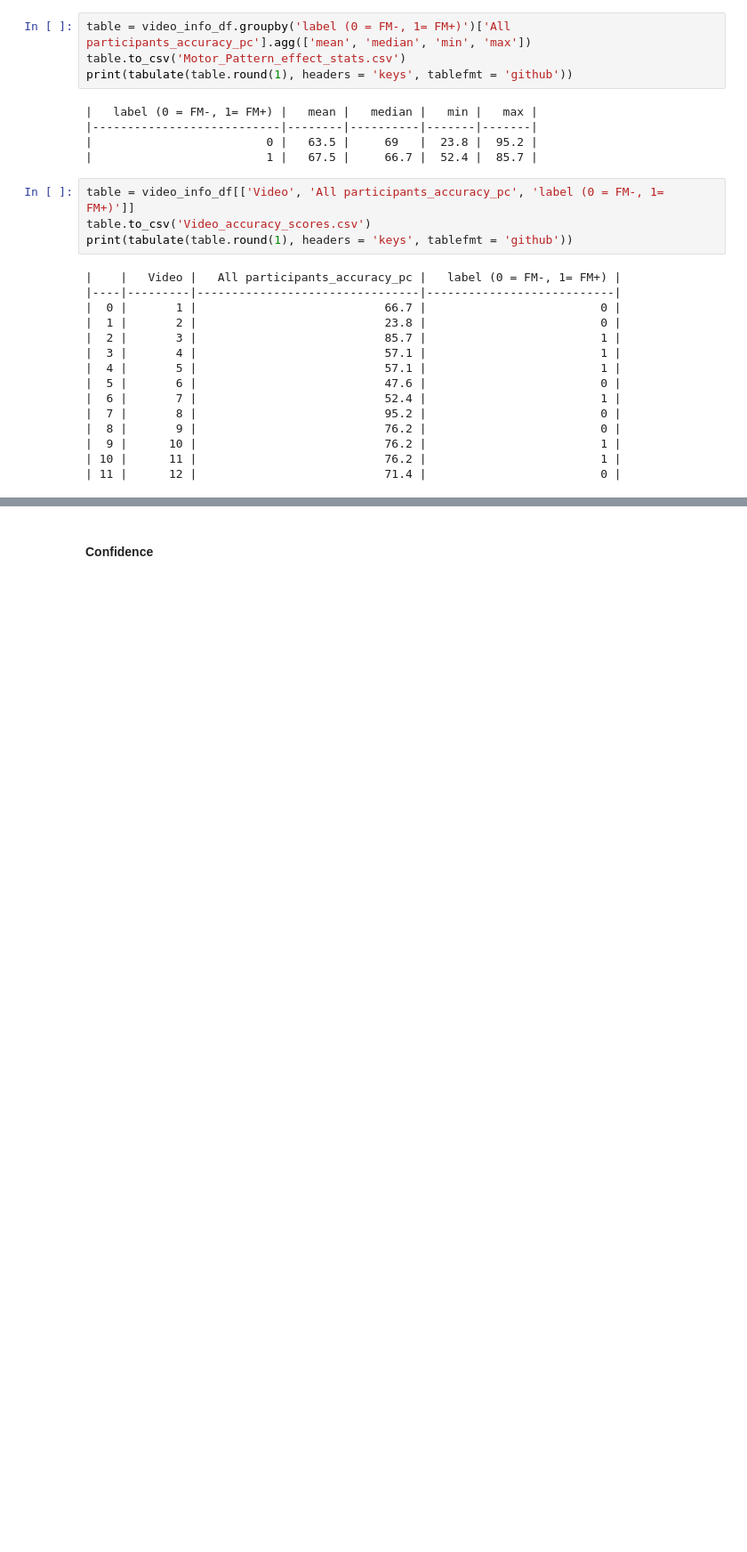
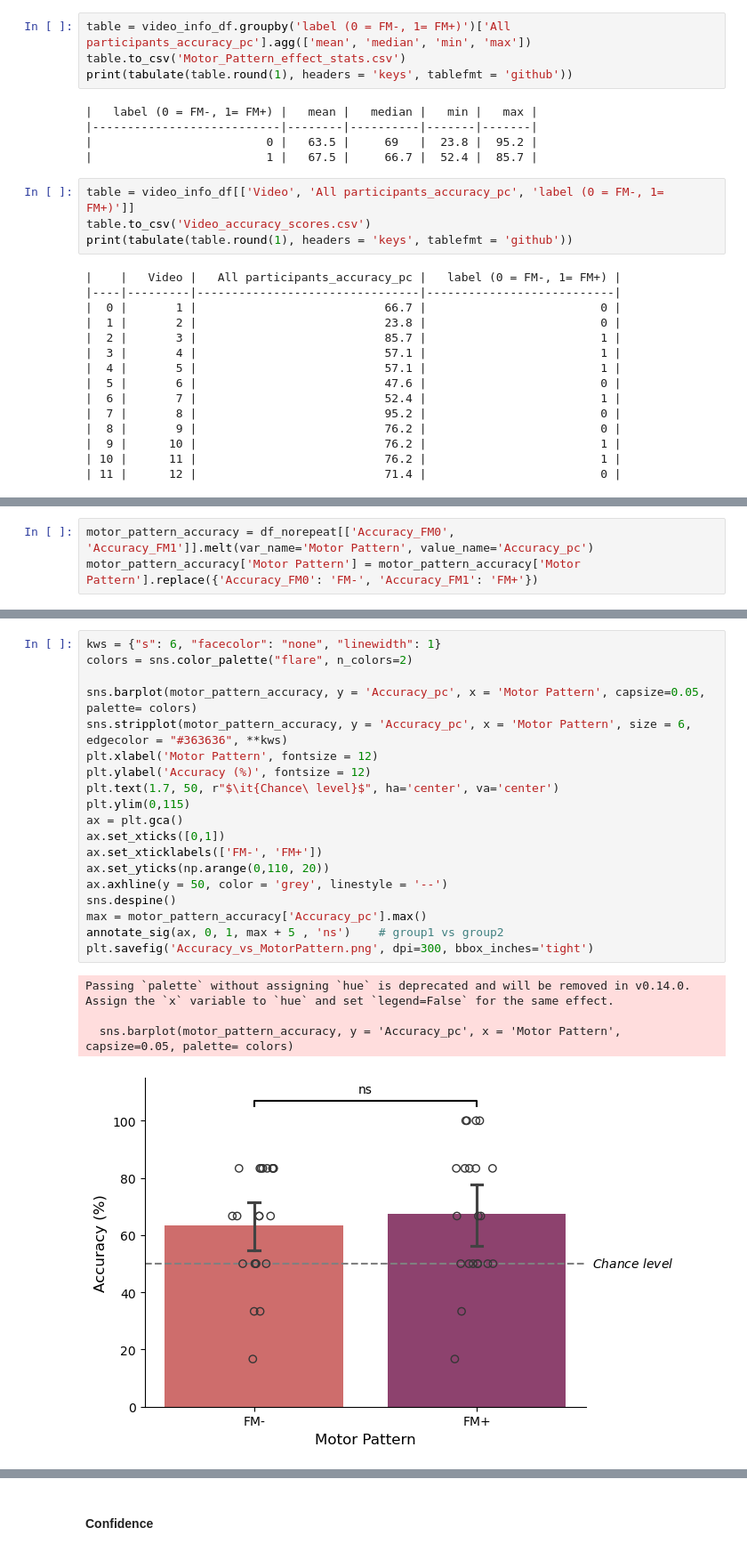
Before and after one commit to kpatsis97/GMA_skeleton_rater, a Jupyter notebook: analysis.ipynb, the cells around one changed output, grey strips where cells are left out. Shown: that part at 89% size. Cells and saved outputs as stored; diff of their text form; blank space fills up the shorter version.

```diff
--- a/analysis.ipynb
+++ b/analysis.ipynb
@@ -317,0 +306,3 @@ print(tabulate(table.round(1), headers = 'keys', tablefmt = 'github'))
+# %%
+motor_pattern_accuracy = df_norepeat[['Accuracy_FM0', 'Accuracy_FM1']].melt(var_name='Motor Pattern', value_name='Accuracy_pc')
+motor_pattern_accuracy['Motor Pattern'] = motor_pattern_accuracy['Motor Pattern'].replace({'Accuracy_FM0': 'FM-', 'Accuracy_FM1': 'FM+'})
@@ -317,0 +335,24 @@ print(tabulate(table.round(1), headers = 'keys', tablefmt = 'github'))
+# %%
+kws = {"s": 6, "facecolor": "none", "linewidth": 1}
+colors = sns.color_palette("flare", n_colors=2)
+
+sns.barplot(motor_pattern_accuracy, y = 'Accuracy_pc', x = 'Motor Pattern', capsize=0.05, palette= colors)
+sns.stripplot(motor_pattern_accuracy, y = 'Accuracy_pc', x = 'Motor Pattern', size = 6, edgecolor = "#363636", **kws)
+plt.xlabel('Motor Pattern', fontsize = 12)
+plt.ylabel('Accuracy (%)', fontsize = 12)
+plt.text(1.7, 50, r"$\it{Chance\ level}$", ha='center', va='center')
+plt.ylim(0,115)
+ax = plt.gca()
+ax.set_xticks([0,1])
+ax.set_xticklabels(['FM-', 'FM+'])
+ax.set_yticks(np.arange(0,110, 20))
+ax.axhline(y = 50, color = 'grey', linestyle = '--')
+sns.despine()
+max = motor_pattern_accuracy['Accuracy_pc'].max()
+annotate_sig(ax, 0, 1, max + 5 , 'ns')    # group1 vs group2
+plt.savefig('Accuracy_vs_MotorPattern.png', dpi=300, bbox_inches='tight')
+# %% [output]
+Passing `palette` without assigning `hue` is deprecated and will be removed in v0.14.0. Assign the `x` variable to `hue` and set `legend=False` for the same effect.
+
+  sns.barplot(motor_pattern_accuracy, y = 'Accuracy_pc', x = 'Motor Pattern', capsize=0.05, palette= colors)
+[figure, added]
```
Also changed, not shown: parts of 41 cells of this notebook.
